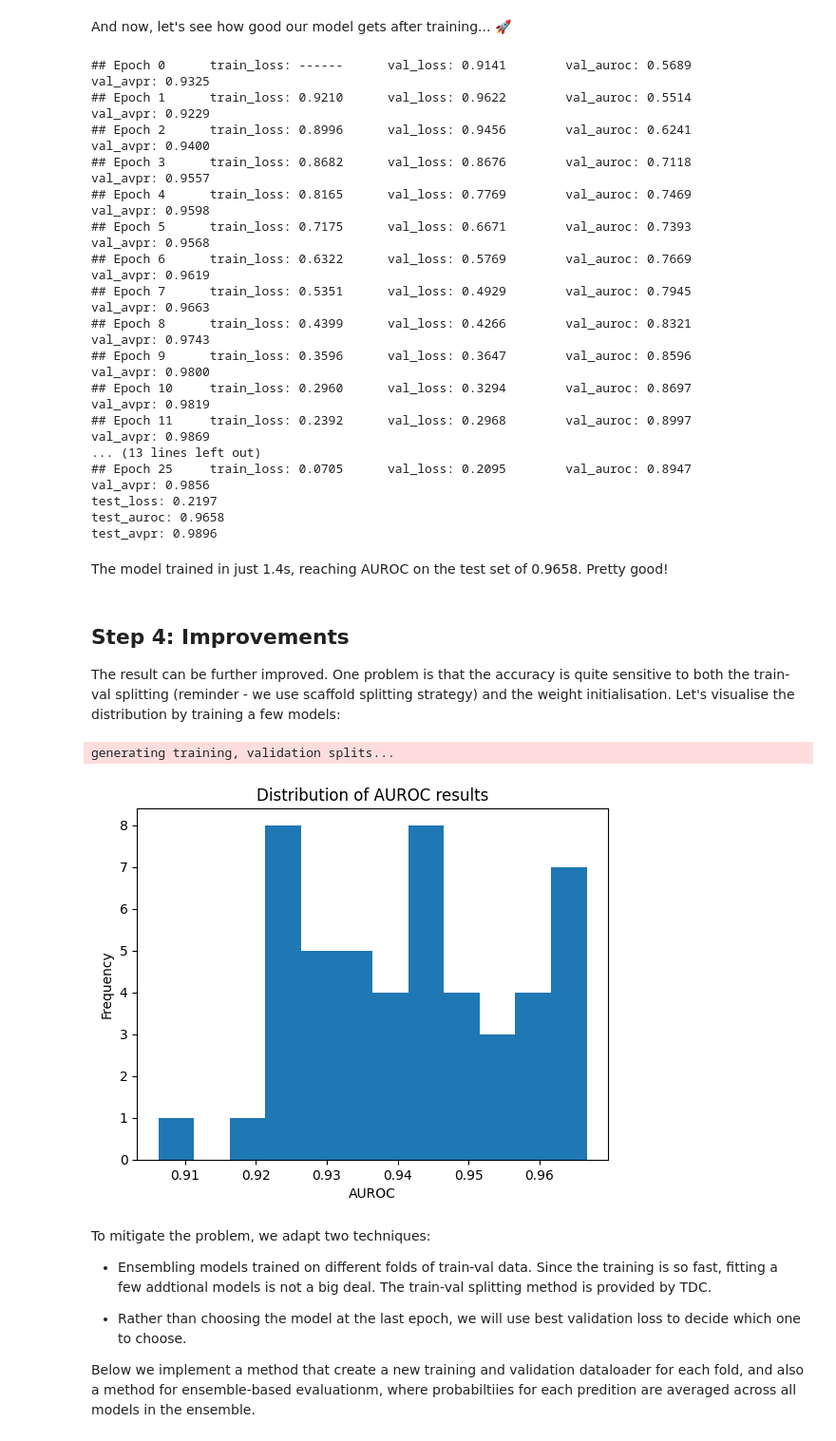
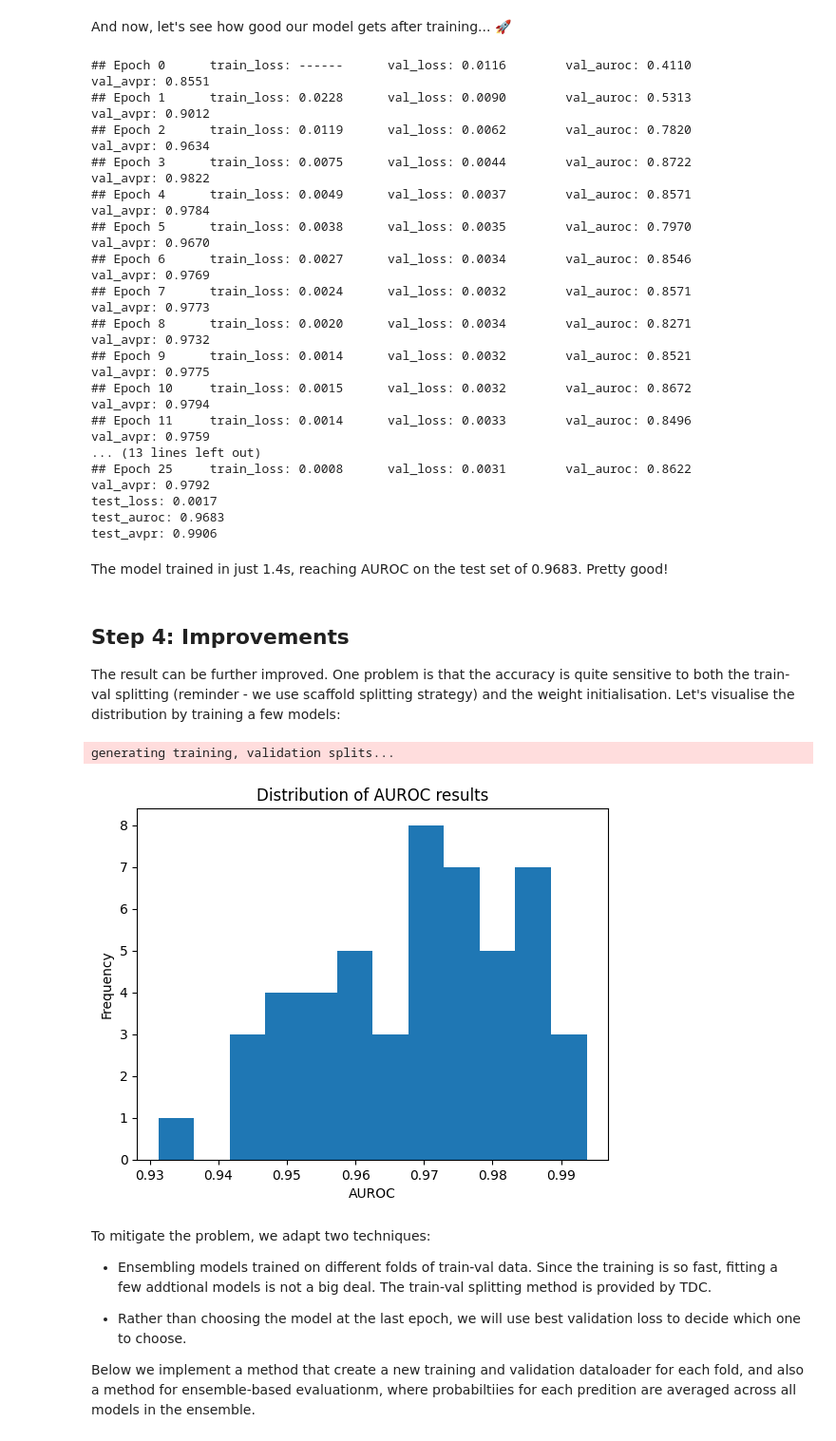
Before and after one commit to graphcore-research/minimol, a Jupyter notebook: notebooks/downstream_adaptation.ipynb, the cells around one changed output. Shown: that part at 95% size. Drawn from its saved outputs; the diff is of its cells as text; code cells hidden in the pictures.

```diff
--- a/notebooks/downstream_adaptation.ipynb
+++ b/notebooks/downstream_adaptation.ipynb
@@ -145,20 +143,19 @@ class TaskHead(nn.Module):
 # %% [markdown]
 Below we declare the basic hyperparamters, optimiser, loss function and learning rate scheduler. We build a model factory that allows us to instatiate a fresh copy of everything, which will become useful later.
 # %%
-import math
 import torch.optim as optim
+from torch.optim.lr_scheduler import CosineAnnealingLR
 
-lr = 0.007
+lr = 0.0003
 epochs = 25
-warmup = 12
+warmup = 5
 
 loss_fn = nn.BCELoss()
 
 def model_factory():
     model = TaskHead()
-    lr_fn = lambda epoch: lr * (1 + math.cos(math.pi * (epoch - warmup) / (epochs - warmup))) / 2
     optimiser = optim.Adam(model.parameters(), lr=lr, weight_decay=0.0001)
-    lr_scheduler = optim.lr_scheduler.LambdaLR(optimiser, lr_fn)
+    lr_scheduler = CosineAnnealingLR(optimiser, T_max=epochs, eta_min=0)
     return model, optimiser, lr_scheduler
 # %% [markdown]
 For evaluation we will use both AUROC and Average Precision metrics. The reported loss would be an average across all samples in the epoch.
@@ -174,13 +171,13 @@ def evaluate(predictor, dataloader, loss_fn):
 
     with torch.no_grad():
         for inputs, targets in dataloader:
-            probs = predictor(inputs).squeeze()
+            probs = F.sigmoid(predictor(inputs).squeeze())
             loss = loss_fn(probs, targets)
             total_loss += loss.item()
             all_probs.extend(probs.tolist())
             all_targets.extend(targets.tolist())
 
-    loss = total_loss / len(dataloader)
+    loss = total_loss / len(all_probs)
 
     return (
         loss,
@@ -190,20 +187,20 @@ def evaluate(predictor, dataloader, loss_fn):
 # %% [markdown]
 Training is a rather standard boilerplate loop:
 # %%
-def train_one_epoch(predictor, optimiser, lr_scheduler, loss_fn, epoch, verbose=True):
+def train_one_epoch(predictor, train_loader, optimiser, lr_scheduler, loss_fn, epoch, verbose=True):
     predictor.train()
     train_loss = 0
 
     lr_scheduler.step(epoch)
-    for inputs, targets in train_loader:
+    for i, (inputs, targets) in enumerate(train_loader):
         optimiser.zero_grad()
-        probs = predictor(inputs).squeeze()
+        probs = torch.sigmoid(predictor(inputs).squeeze())
         loss = loss_fn(probs, targets)
         loss.backward()
         optimiser.step()
         train_loss += loss.item()
 
-    train_loss /= len(train_loader)
+    train_loss /= (len(train_loader) * 32)
 
     val_loss, auroc, avpr = evaluate(predictor, val_loader, loss_fn)
 
@@ -231,7 +228,7 @@ print(
 )
 
 for epoch in range(epochs):
-    model = train_one_epoch(model, optimiser, lr_scheduler, loss_fn, epoch)
+    model = train_one_epoch(model, train_loader, optimiser, lr_scheduler, loss_fn, epoch)
 
 test_loss, test_auroc, test_avpr = evaluate(model, test_loader, loss_fn)
 print(
@@ -240,25 +237,25 @@ print(
     f"test_avpr: {test_avpr:.4f}"
 )
 # %% [output]
-## Epoch 0      train_loss: ------      val_loss: 0.9141        val_auroc: 0.5689       val_avpr: 0.9325
-## Epoch 1      train_loss: 0.9210      val_loss: 0.9622        val_auroc: 0.5514       val_avpr: 0.9229
-## Epoch 2      train_loss: 0.8996      val_loss: 0.9456        val_auroc: 0.6241       val_avpr: 0.9400
-## Epoch 3      train_loss: 0.8682      val_loss: 0.8676        val_auroc: 0.7118       val_avpr: 0.9557
-## Epoch 4      train_loss: 0.8165      val_loss: 0.7769        val_auroc: 0.7469       val_avpr: 0.9598
-## Epoch 5      train_loss: 0.7175      val_loss: 0.6671        val_auroc: 0.7393       val_avpr: 0.9568
-## Epoch 6      train_loss: 0.6322      val_loss: 0.5769        val_auroc: 0.7669       val_avpr: 0.9619
-## Epoch 7      train_loss: 0.5351      val_loss: 0.4929        val_auroc: 0.7945       val_avpr: 0.9663
-## Epoch 8      train_loss: 0.4399      val_loss: 0.4266        val_auroc: 0.8321       val_avpr: 0.9743
-## Epoch 9      train_loss: 0.3596      val_loss: 0.3647        val_auroc: 0.8596       val_avpr: 0.9800
-## Epoch 10     train_loss: 0.2960      val_loss: 0.3294        val_auroc: 0.8697       val_avpr: 0.9819
-## Epoch 11     train_loss: 0.2392      val_loss: 0.2968        val_auroc: 0.8997       val_avpr: 0.9869
+## Epoch 0      train_loss: ------      val_loss: 0.0116        val_auroc: 0.4110       val_avpr: 0.8551
+## Epoch 1      train_loss: 0.0228      val_loss: 0.0090        val_auroc: 0.5313       val_avpr: 0.9012
+## Epoch 2      train_loss: 0.0119      val_loss: 0.0062        val_auroc: 0.7820       val_avpr: 0.9634
+## Epoch 3      train_loss: 0.0075      val_loss: 0.0044        val_auroc: 0.8722       val_avpr: 0.9822
+## Epoch 4      train_loss: 0.0049      val_loss: 0.0037        val_auroc: 0.8571       val_avpr: 0.9784
+## Epoch 5      train_loss: 0.0038      val_loss: 0.0035        val_auroc: 0.7970       val_avpr: 0.9670
+## Epoch 6      train_loss: 0.0027      val_loss: 0.0034        val_auroc: 0.8546       val_avpr: 0.9769
+## Epoch 7      train_loss: 0.0024      val_loss: 0.0032        val_auroc: 0.8571       val_avpr: 0.9773
+## Epoch 8      train_loss: 0.0020      val_loss: 0.0034        val_auroc: 0.8271       val_avpr: 0.9732
+## Epoch 9      train_loss: 0.0014      val_loss: 0.0032        val_auroc: 0.8521       val_avpr: 0.9775
+## Epoch 10     train_loss: 0.0015      val_loss: 0.0032        val_auroc: 0.8672       val_avpr: 0.9794
+## Epoch 11     train_loss: 0.0014      val_loss: 0.0033        val_auroc: 0.8496       val_avpr: 0.9759
 ... (13 lines left out)
-## Epoch 25     train_loss: 0.0705      val_loss: 0.2095        val_auroc: 0.8947       val_avpr: 0.9856
-test_loss: 0.2197
-test_auroc: 0.9658
-test_avpr: 0.9896
+## Epoch 25     train_loss: 0.0008      val_loss: 0.0031        val_auroc: 0.8622       val_avpr: 0.9792
+test_loss: 0.0017
+test_auroc: 0.9683
+test_avpr: 0.9906
 # %% [markdown]
-The model trained in just 1.4s, reaching AUROC on the test set of 0.9658. Pretty good!
+The model trained in just 1.4s, reaching AUROC on the test set of 0.9683. Pretty good!
 # %% [markdown]
 ## Step 4: Improvements
 
@@ -277,25 +274,25 @@ def dataloader_factory(seed):
 # %%
 import matplotlib.pyplot as plt
 
 results = []
 repeats = 50
 val_loader, train_loader = dataloader_factory(42)
 
 for _ in range(repeats):
     model, optimiser, lr_scheduler = model_factory()
     for epoch in range(epochs):
-        model = train_one_epoch(model, optimiser, lr_scheduler, loss_fn, epoch, verbose=False)
+        model = train_one_epoch(model, train_loader, optimiser, lr_scheduler, loss_fn, epoch, verbose=False)
     _, auroc, _ = evaluate(model, val_loader, loss_fn)
     results.append(auroc)
 
 plt.hist(results, bins=12)
 plt.xlabel('AUROC')
 plt.ylabel('Frequency')
 plt.title('Distribution of AUROC results')
 plt.show()
 # %% [output]
 generating training, validation splits...
-[figure, old version]
+[figure, new version]
 # %% [markdown]
 To mitigate the problem, we adapt two techniques:
 
```
Also changed, not shown: parts of 9 cells of this notebook.
